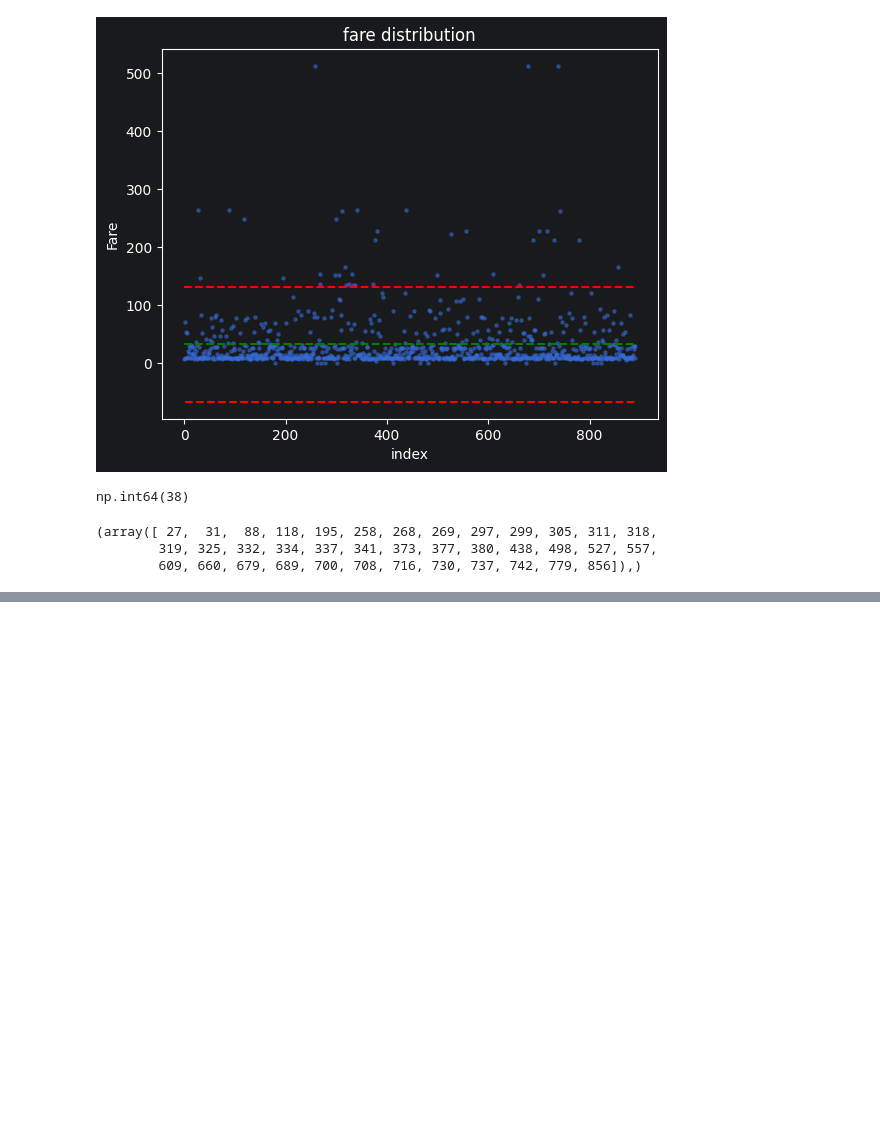
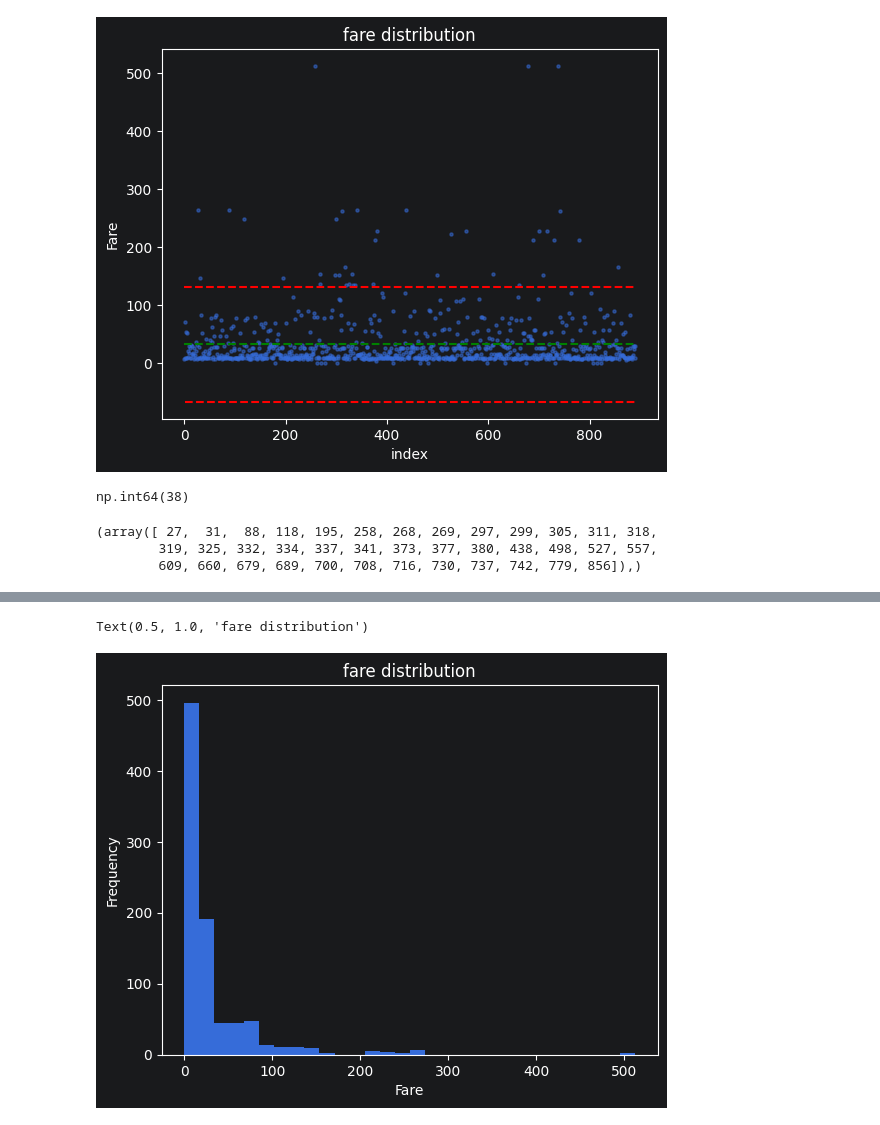
Before and after one commit to ParsaMirzaiee/titanic_data, a Jupyter notebook: titanic.ipynb, the cells around one changed output, grey strips where cells are left out. Cells and saved outputs as stored; diff of their text form; code cells hidden in the pictures; blank space fills up the shorter version.

```diff
--- a/titanic.ipynb
+++ b/titanic.ipynb
@@ -323,0 +341,8 @@ plt.scatter(
+# %%
+plt.hist(df['fare'], bins=30)
+plt.xlabel("Fare")
+plt.ylabel("Frequency")
+plt.title("fare distribution")
+# %% [output]
+Text(0.5, 1.0, 'fare distribution')
+[figure, added]
```
Also changed, not shown: parts of 22 cells of this notebook.
